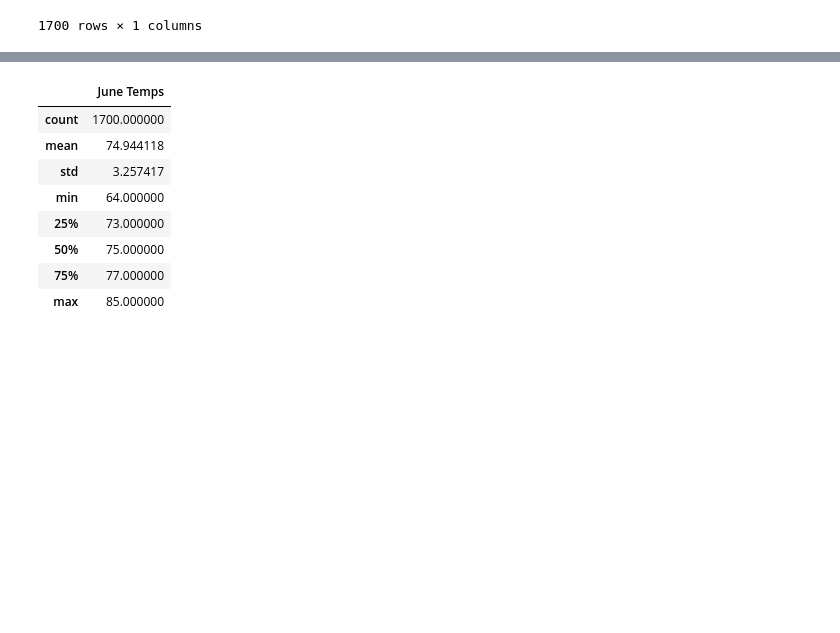
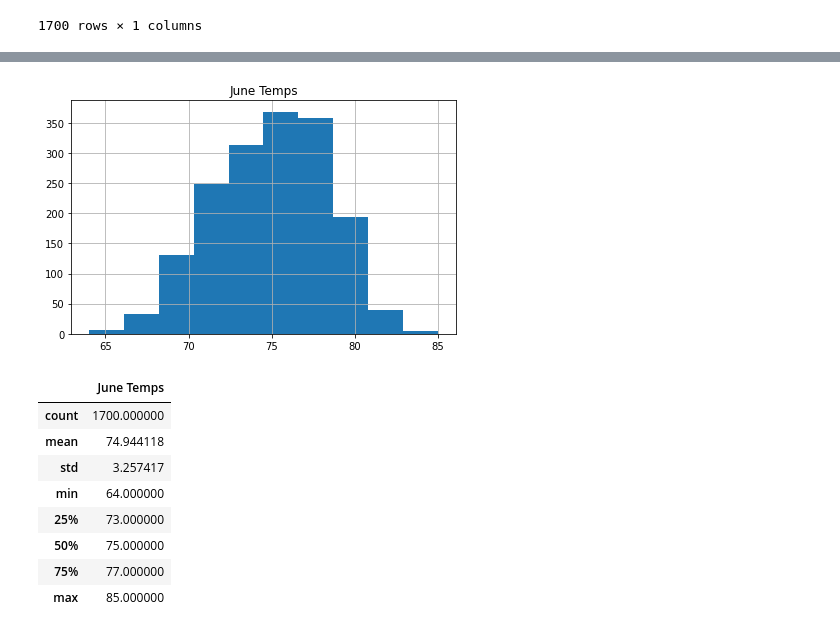
Before and after one commit to pavelt224/surfs_up, a Jupyter notebook: SurfsUp_Challenge.ipynb, the cells around one changed output, grey strips where cells are left out. Saved outputs shown, nothing was run; the diff lists cells and outputs as text; code cells hidden in the pictures; blank space fills up the shorter version.

```diff
--- a/SurfsUp_Challenge.ipynb
+++ b/SurfsUp_Challenge.ipynb
@@ -89,3 +101,15 @@ june_temp_df
+# %%
+# plot a histogram
+june_temp_df.hist()
+
+# save an image using the savefig() method
+plt.tight_layout()
+plt.savefig("Images/June_temps_hist.png")
+
+
+plt.show()
+# %% [output]
+[figure, added]
 # %%
 # 5. Calculate and print out the summary statistics for the June temperature DataFrame.
 june_temp_summary_stats = june_temp_df.describe()
```
Also changed, not shown: parts of 5 cells of this notebook, 35 other files.
